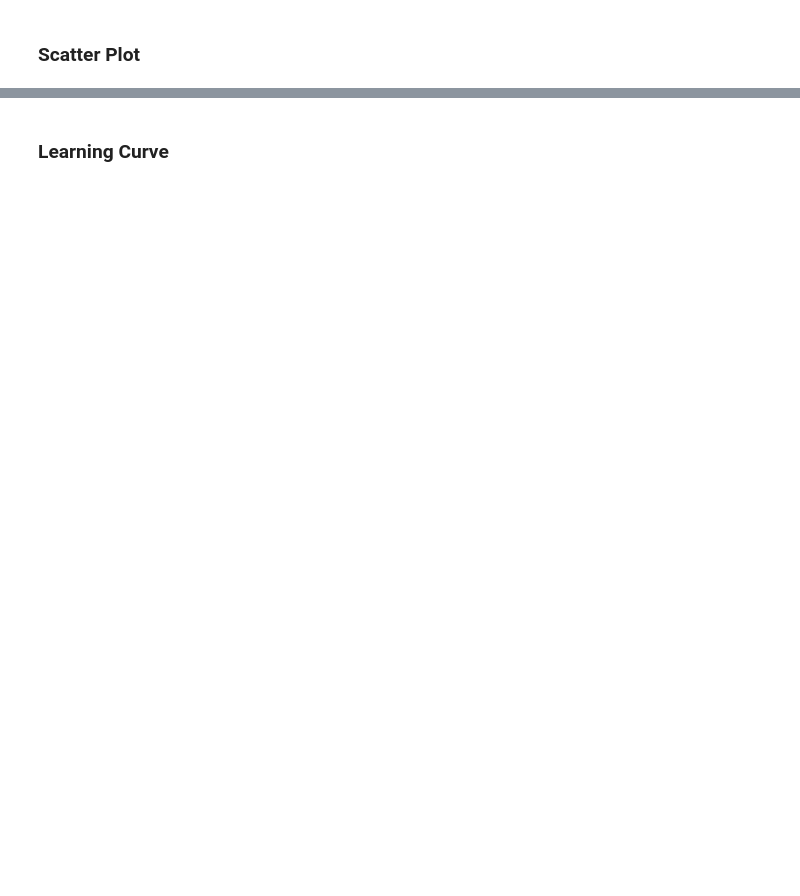
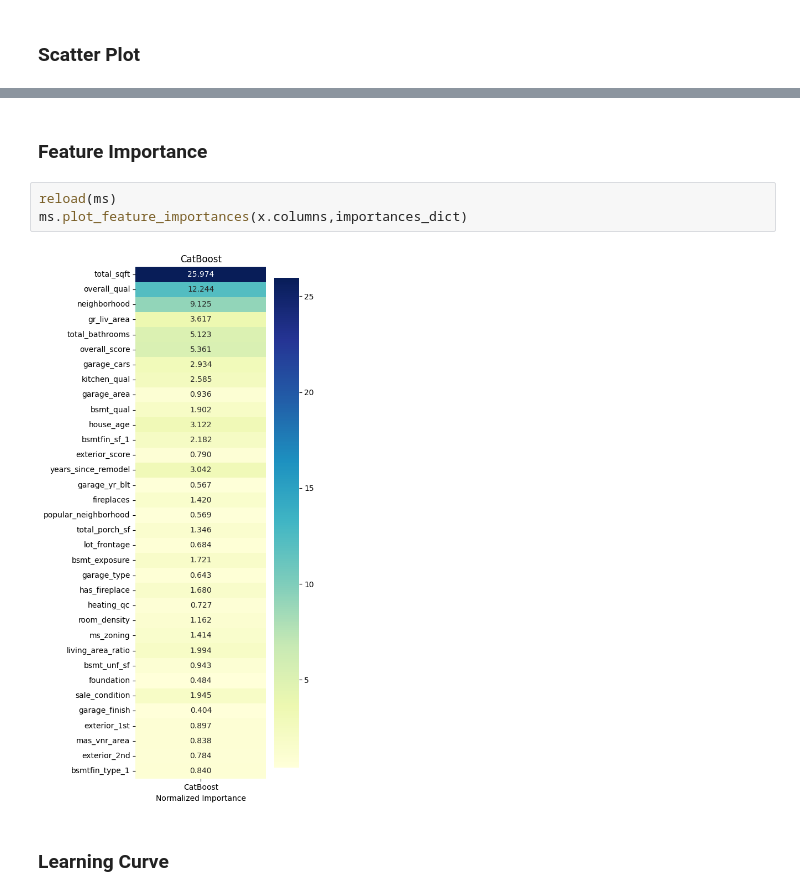
Before and after one commit to haroldeustaquio/Ames-Housing-Price-Predictor, a Jupyter notebook: notebooks/08_model_tuning.ipynb, the cells around one changed output, grey strips where cells are left out. Drawn from its saved outputs; the diff is of its cells as text; blank space fills up the shorter version.

```diff
--- a/notebooks/08_model_tuning.ipynb
+++ b/notebooks/08_model_tuning.ipynb
@@ -139,3 +78,10 @@ ms.scatter_plot(y_test, predictions_dict, n_cols=5)
+# %% [markdown]
+### Feature Importance
+# %%
+reload(ms)
+ms.plot_feature_importances(x.columns,importances_dict)
+# %% [output]
+[figure, added]
 # %% [markdown]
 ### Learning Curve
 # %%
```
Also changed, not shown: parts of 11 cells of this notebook, 24 other files.
